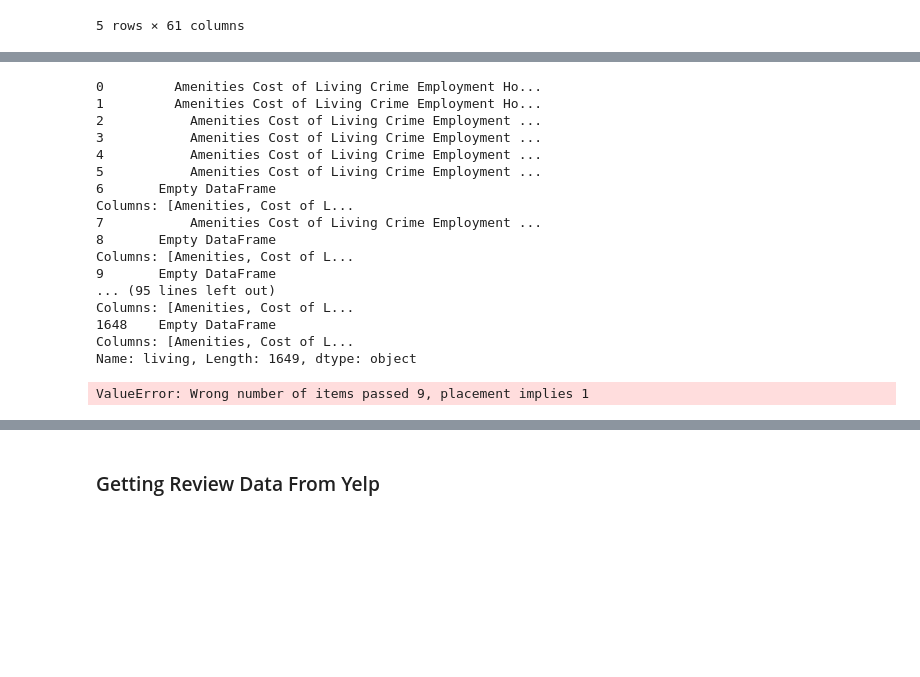
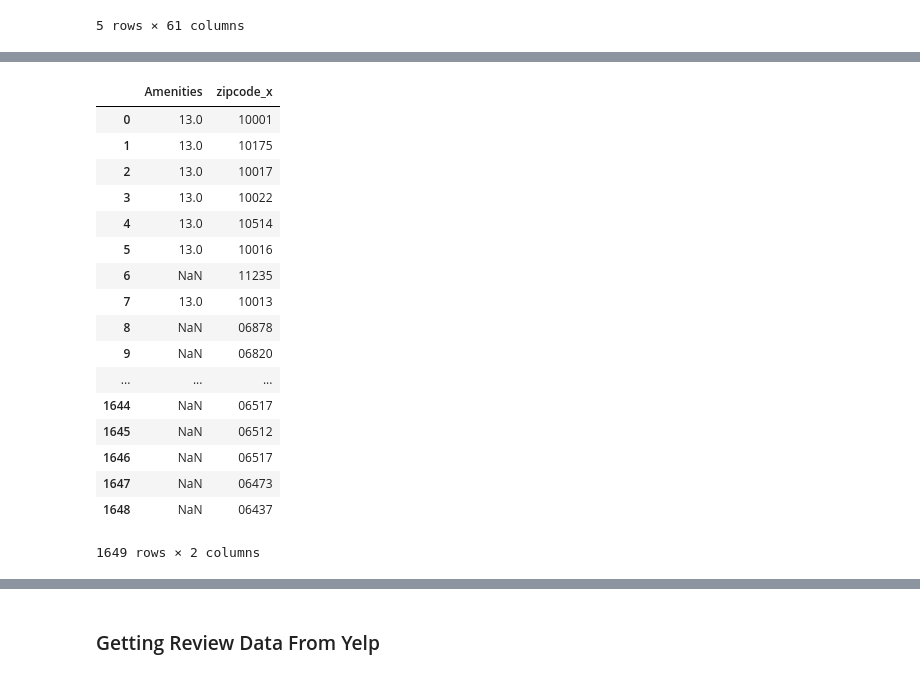
Before and after one commit to rvent/Tutoring_Company_Project, a Jupyter notebook: DataGatherNB.ipynb, the cells around one changed output, grey strips where cells are left out. Cells and saved outputs as stored; diff of their text form; code cells hidden in the pictures; blank space fills up the shorter version.

```diff
--- a/DataGatherNB.ipynb
+++ b/DataGatherNB.ipynb
@@ -380,2 +275,0 @@ demographic.columns = dem_col
-# %%
-demographic.drop([x for x in demographic.columns if "drop" in x], axis=1, inplace=True)
@@ -427,7 +306,9 @@ array([[nan, nan, nan, nan, nan, nan, nan, nan, nan]])
 # %%
 all_ = pd.DataFrame()
 for num, rows in biz_complete.iterrows():
-    if rows.zipcode in zipcode_df1.zipcode.values:
-        all_= pd.concat([all_, zipcode_df1[zipcode_df1.zipcode == rows.zipcode]], axis=0)
+    if rows.zipcode in liv_df.zipcode.values:
+        all_= pd.concat([all_, liv_df[liv_df.zipcode == rows.zipcode]], axis=0)
     else:
-        all_ = pd.concat([all_,  pd.DataFrame(np.zeros([1,9]) + np.nan)], axis=0)
+        all_ = pd.concat([all_,  pd.DataFrame(data=(np.zeros([1,9]) + np.nan), columns=zipcode_df1.columns)], axis=0)
+
+all_= all_.reset_index().drop(["index"], axis=1)
@@ -469,2 +315,3 @@ biz_complete.shape
 # %%
-biz_complete.merge(all_, on=biz_complete.index)
+biz_complete = biz_complete.merge(all_, on=biz_complete.index).drop(["key_0", "zipcode_y"], axis=1)
+biz_complete.to_json("complete.json")
@@ -490,22 +318,21 @@ biz_complete.merge(all_, on=biz_complete.index)
-# %%
-biz_complete["living"] = lst_zip_breakdown
-# %%
-biz_complete["living"]
-# %% [output]
-0         Amenities Cost of Living Crime Employment Ho...
-1         Amenities Cost of Living Crime Employment Ho...
-2           Amenities Cost of Living Crime Employment ...
-3           Amenities Cost of Living Crime Employment ...
-4           Amenities Cost of Living Crime Employment ...
-5           Amenities Cost of Living Crime Employment ...
-6       Empty DataFrame
-Columns: [Amenities, Cost of L...
-7           Amenities Cost of Living Crime Employment ...
-8       Empty DataFrame
-Columns: [Amenities, Cost of L...
-9       Empty DataFrame
-... (95 lines left out)
-Columns: [Amenities, Cost of L...
-1648    Empty DataFrame
-Columns: [Amenities, Cost of L...
-Name: living, Length: 1649, dtype: object
+# %%
+biz_complete[["Amenities", "zipcode_x"]]
+# %% [output]
+|  | Amenities | zipcode_x |
+| 0 | 13.0 | 10001 |
+| 1 | 13.0 | 10175 |
+| 2 | 13.0 | 10017 |
+| 3 | 13.0 | 10022 |
+| 4 | 13.0 | 10514 |
+| 5 | 13.0 | 10016 |
+| 6 | NaN | 11235 |
+| 7 | 13.0 | 10013 |
+| 8 | NaN | 06878 |
+| 9 | NaN | 06820 |
+| ... | ... | ... |
+| 1644 | NaN | 06517 |
+| 1645 | NaN | 06512 |
+| 1646 | NaN | 06517 |
+| 1647 | NaN | 06473 |
+| 1648 | NaN | 06437 |
+1649 rows × 2 columns
@@ -512,4 +341,2 @@ Name: living, Length: 1649, dtype: object
 # %%
-biz_complete["living"].apply(pd.Series)
+a = pd.DataFrame(a).zipcode_x.apply(pd.Series)
-# %% [output]
-ValueError: Wrong number of items passed 9, placement implies 1
```
Also changed, not shown: parts of 44 cells of this notebook, 1 other file.
